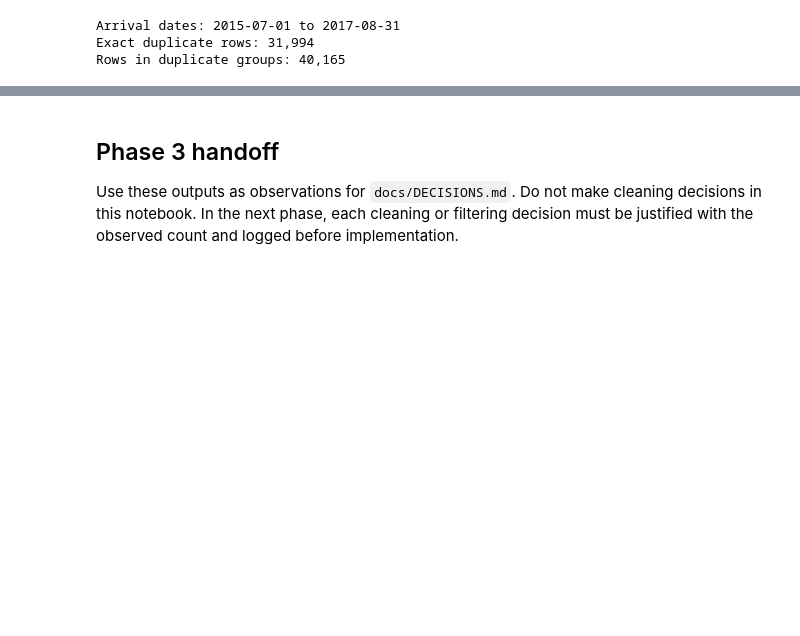
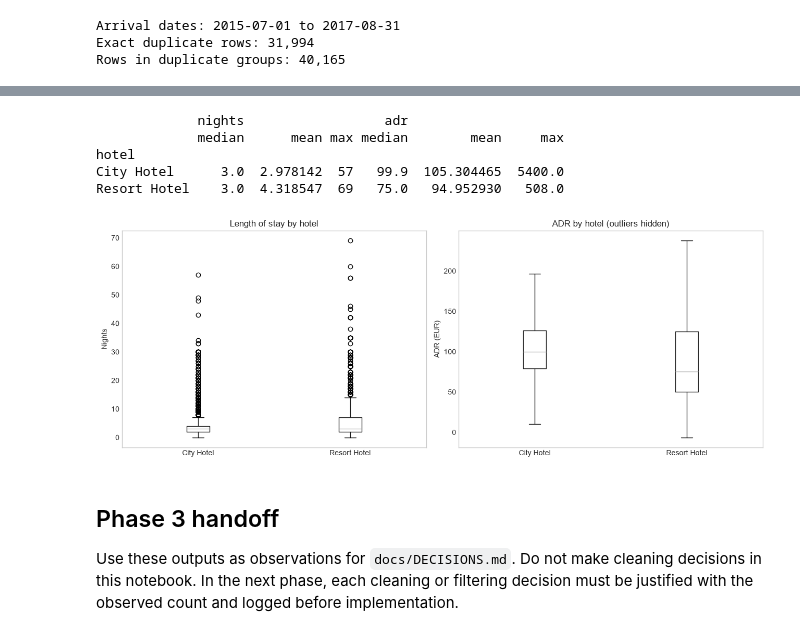
Before and after one commit to hashincludeaayush/Project_Oversell_IITGN, a Jupyter notebook: notebooks/01_profile_bookings.ipynb, the cells around one changed output, grey strips where cells are left out. Cells and saved outputs as stored; diff of their text form; code cells hidden in the pictures; blank space fills up the shorter version.

Commit message:
added exploratory data analysis notebook

```diff
--- a/notebooks/01_profile_bookings.ipynb
+++ b/notebooks/01_profile_bookings.ipynb
@@ -237,3 +294,30 @@ display(bookings.select_dtypes(include="number").describe().T)
+# %%
+import matplotlib.pyplot as plt
+
+plot_data = bookings.assign(
+    nights=bookings["stays_in_weekend_nights"] + bookings["stays_in_week_nights"]
+)
+print(plot_data.groupby("hotel")[["nights", "adr"]].agg(["median", "mean", "max"]))
+
+fig, axes = plt.subplots(1, 2, figsize=(13, 5))
+plot_data.boxplot(column="nights", by="hotel", ax=axes[0], grid=False)
+axes[0].set_title("Length of stay by hotel")
+axes[0].set_xlabel("")
+axes[0].set_ylabel("Nights")
+plot_data.boxplot(column="adr", by="hotel", ax=axes[1], grid=False, showfliers=False)
+axes[1].set_title("ADR by hotel (outliers hidden)")
+axes[1].set_xlabel("")
+axes[1].set_ylabel("ADR (EUR)")
+fig.suptitle("", y=1.02)
+fig.tight_layout()
+plt.show()
+# %% [output]
+             nights                  adr
+             median      mean max median        mean     max
+hotel
+City Hotel      3.0  2.978142  57   99.9  105.304465  5400.0
+Resort Hotel    3.0  4.318547  69   75.0   94.952930   508.0
+[figure, added]
 # %% [markdown]
 ## Phase 3 handoff
 
```
Also changed, not shown: parts of 5 cells of this notebook, 2 other files.
